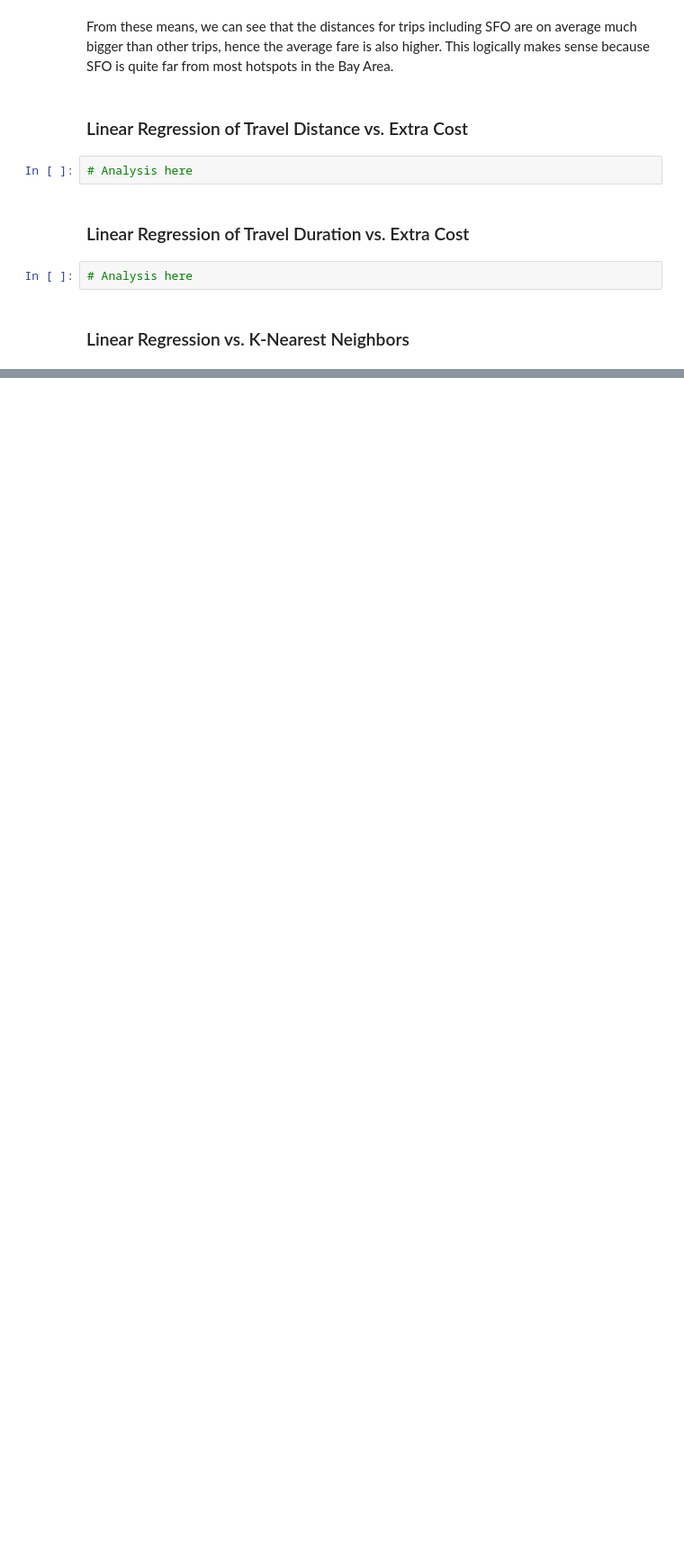
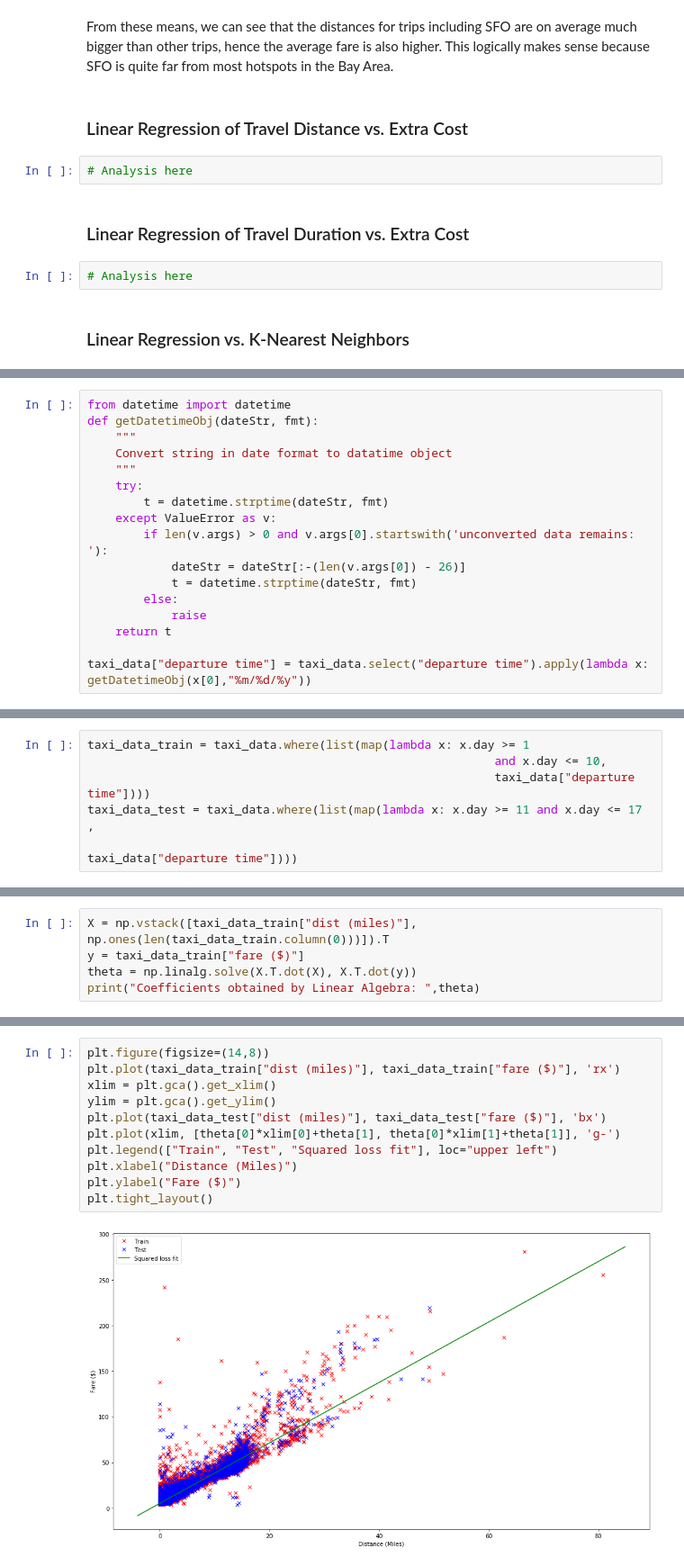
Before and after one commit to lawrencechen14/ce88-project, a Jupyter notebook: Exploration+of+Taxi+Trip+Fares+in+the+San+Francisco+Bay+Area.ipynb, the cells around one changed output, grey strips where cells are left out. Shown at 90% size. Drawn from its saved outputs; the diff is of its cells as text; blank space fills up the shorter version.

```diff
--- a/Exploration+of+Taxi+Trip+Fares+in+the+San+Francisco+Bay+Area.ipynb
+++ b/Exploration+of+Taxi+Trip+Fares+in+the+San+Francisco+Bay+Area.ipynb
@@ -62,0 +92,17 @@ From these means, we can see that the distances for trips including SFO are on a
+# %%
+from datetime import datetime
+def getDatetimeObj(dateStr, fmt):
+    """
+    Convert string in date format to datatime object
+    """
+    try:
+        t = datetime.strptime(dateStr, fmt)
+    except ValueError as v:
+        if len(v.args) > 0 and v.args[0].startswith('unconverted data remains: '):
+            dateStr = dateStr[:-(len(v.args[0]) - 26)]
+            t = datetime.strptime(dateStr, fmt)
+        else:
+            raise
+    return t
+
+taxi_data["departure time"] = taxi_data.select("departure time").apply(lambda x: getDatetimeObj(x[0],"%m/%d/%y"))
@@ -62,0 +111,6 @@ From these means, we can see that the distances for trips including SFO are on a
+# %%
+taxi_data_train = taxi_data.where(list(map(lambda x: x.day >= 1
+                                                          and x.day <= 10,
+                                                          taxi_data["departure time"])))
+taxi_data_test = taxi_data.where(list(map(lambda x: x.day >= 11 and x.day <= 17 ,
+                                                                taxi_data["departure time"])))
@@ -62,0 +119,5 @@ From these means, we can see that the distances for trips including SFO are on a
+# %%
+X = np.vstack([taxi_data_train["dist (miles)"], np.ones(len(taxi_data_train.column(0)))]).T
+y = taxi_data_train["fare ($)"]
+theta = np.linalg.solve(X.T.dot(X), X.T.dot(y))
+print("Coefficients obtained by Linear Algebra: ",theta)
@@ -62,0 +126,13 @@ From these means, we can see that the distances for trips including SFO are on a
+# %%
+plt.figure(figsize=(14,8))
+plt.plot(taxi_data_train["dist (miles)"], taxi_data_train["fare ($)"], 'rx')
+xlim = plt.gca().get_xlim()
+ylim = plt.gca().get_ylim()
+plt.plot(taxi_data_test["dist (miles)"], taxi_data_test["fare ($)"], 'bx')
+plt.plot(xlim, [theta[0]*xlim[0]+theta[1], theta[0]*xlim[1]+theta[1]], 'g-')
+plt.legend(["Train", "Test", "Squared loss fit"], loc="upper left")
+plt.xlabel("Distance (Miles)")
+plt.ylabel("Fare ($)")
+plt.tight_layout()
+# %% [output]
+[figure, added]
```
Also changed, not shown: parts of 15 cells of this notebook.
